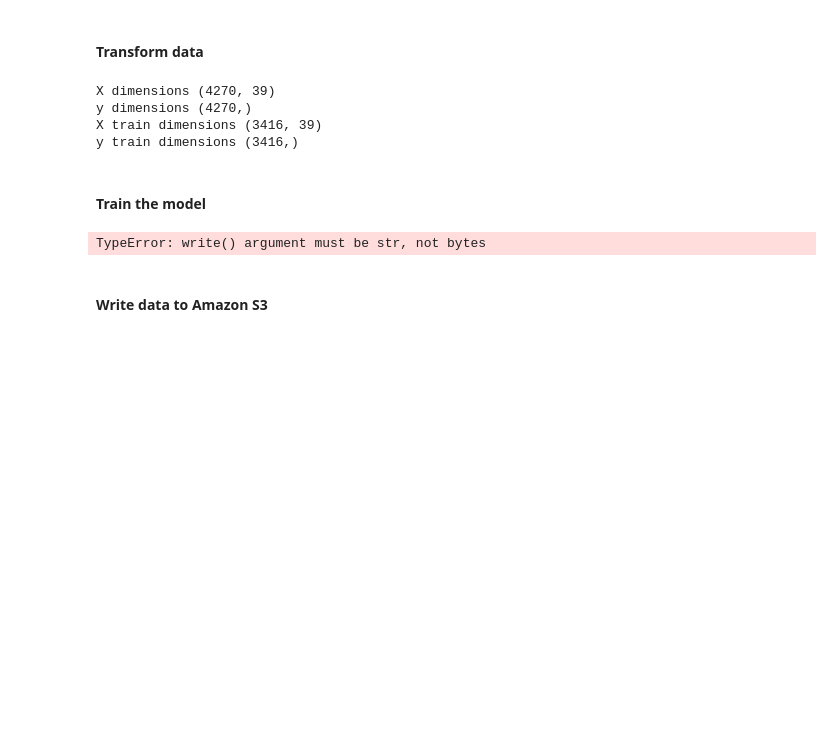
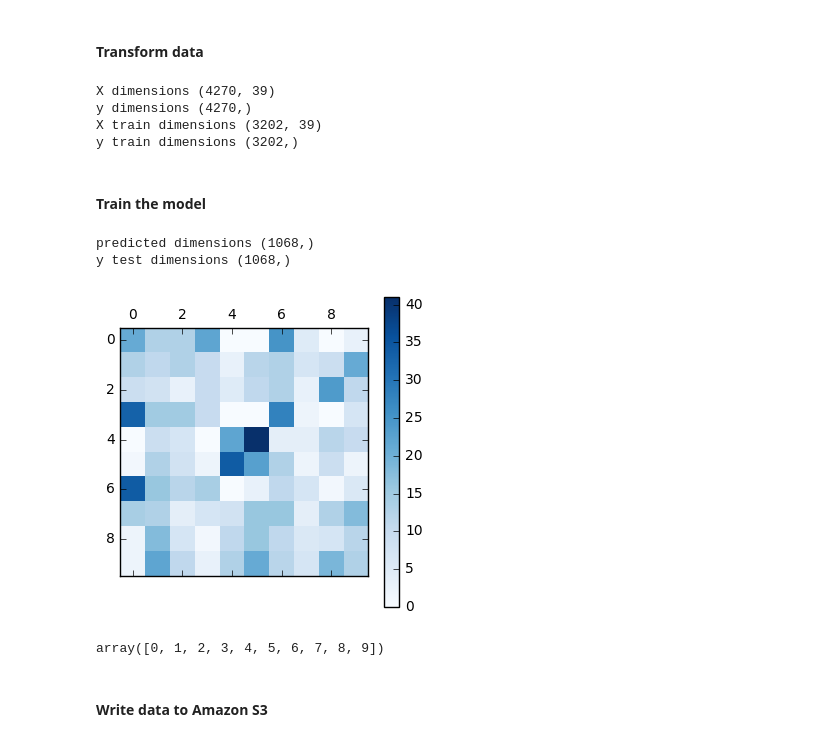
Before and after one commit to SJSUFall2019-CMPE272/GoSAT, a Jupyter notebook: machine-learning/Train.ipynb, the cells around one changed output. Drawn from its saved outputs; the diff is of its cells as text; code cells hidden in the pictures; blank space fills up the shorter version.

```diff
--- a/machine-learning/Train.ipynb
+++ b/machine-learning/Train.ipynb
@@ -130,49 +184,58 @@ y = le.fit_transform(df['Campus'])
 print ("y dimensions {0}".format(y.shape))
 
 # split data into 80% train 20% test
-X_train, X_test, y_train, y_test = train_test_split(X, y, test_size=0.2, random_state=42)
+X_train, X_test, y_train, y_test = train_test_split(X, y, test_size=0.25, random_state=1000)
 
 print ("X train dimensions {0}".format(X_train.shape))
 print ("y train dimensions {0}".format(y_train.shape))
 # %% [output]
 X dimensions (4270, 39)
 y dimensions (4270,)
-X train dimensions (3416, 39)
-y train dimensions (3416,)
+X train dimensions (3202, 39)
+y train dimensions (3202,)
 # %% [markdown]
 #### Train the model
 # %%
 # train model
 clf = LogisticRegression(
     random_state=0,
     solver='lbfgs',
     multi_class='multinomial',
     max_iter=500)
 
 clf.fit(X_train, y_train)
 
 # upload mode and encoder to AWS for prediction
 pickle.dump(clf, open('models/gosat_logistic_regression', 'w'))
 pickle.dump(encoder, open('models/gosat_logistic_encoder', 'w'))
 
 # train model
-clf = LogisticRegression(random_state=0, solver='lbfgs', multi_class='multinomial')
+clf = LogisticRegression(
+    random_state=50,
+    solver='lbfgs',
+    multi_class='multinomial',
+    max_iter=295)
+
 clf.fit(X_train, y_train)
 
 y_pred = clf.predict(X_test)
 print ("predicted dimensions {0}".format(y_pred.shape))
 print ("y test dimensions {0}".format(y_test.shape))
 
 cm = confusion_matrix(y_test, y_pred)
 
 # Plot pixel ranking
 plt.matshow(cm, cmap=plt.cm.Blues)
 plt.colorbar()
 plt.show()
 # %% [output]
-TypeError: write() argument must be str, not bytes
+predicted dimensions (1068,)
+y test dimensions (1068,)
+[figure, added]
 # %%
 clf.classes_
+# %% [output]
+array([0, 1, 2, 3, 4, 5, 6, 7, 8, 9])
 # %% [markdown]
 #### Write data to Amazon S3
 # %%
```
Also changed, not shown: parts of 5 cells of this notebook, 7 other files.
